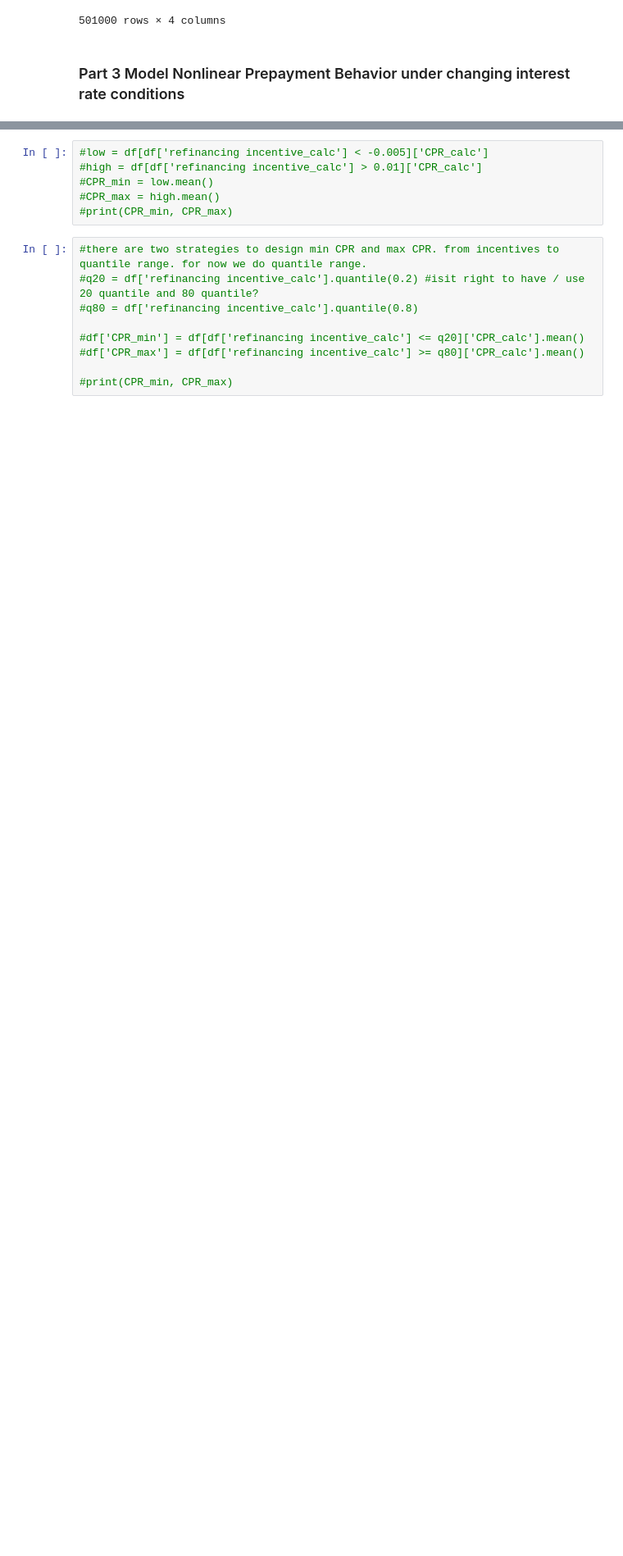
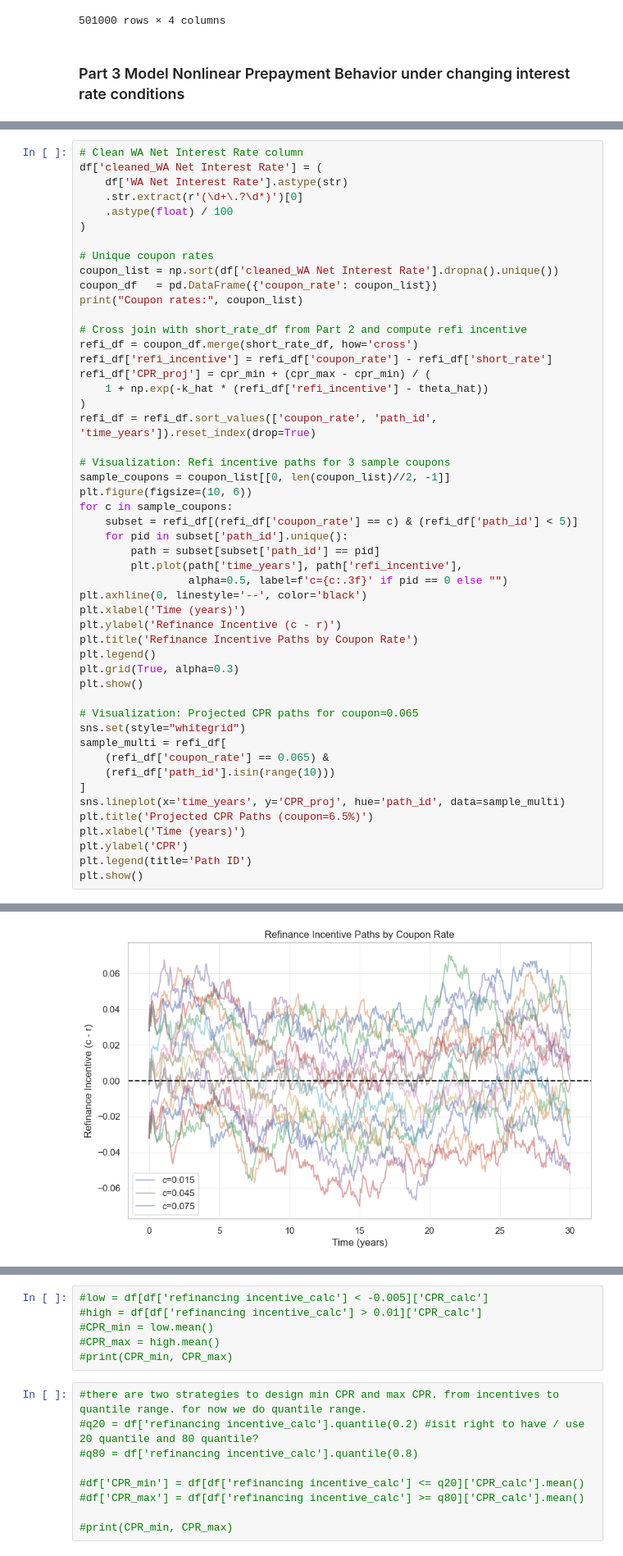
Before and after one commit to chloelinrq/STAT5030_Numerical_Methods_Group_Project, a Jupyter notebook: main.ipynb, the cells around one changed output, grey strips where cells are left out. Shown at 82% size. Saved outputs shown, nothing was run; the diff lists cells and outputs as text; blank space fills up the shorter version.

Commit message:
rearrange part 3

```diff
--- a/main.ipynb
+++ b/main.ipynb
@@ -519,0 +644,51 @@ short_rate_df
+# %%
+# Clean WA Net Interest Rate column
+df['cleaned_WA Net Interest Rate'] = (
+    df['WA Net Interest Rate'].astype(str)
+    .str.extract(r'(\d+\.?\d*)')[0]
+    .astype(float) / 100
+)
+
+# Unique coupon rates
+coupon_list = np.sort(df['cleaned_WA Net Interest Rate'].dropna().unique())
+coupon_df   = pd.DataFrame({'coupon_rate': coupon_list})
+print("Coupon rates:", coupon_list)
+
+# Cross join with short_rate_df from Part 2 and compute refi incentive
+refi_df = coupon_df.merge(short_rate_df, how='cross')
+refi_df['refi_incentive'] = refi_df['coupon_rate'] - refi_df['short_rate']
+refi_df['CPR_proj'] = cpr_min + (cpr_max - cpr_min) / (
+    1 + np.exp(-k_hat * (refi_df['refi_incentive'] - theta_hat))
+)
+refi_df = refi_df.sort_values(['coupon_rate', 'path_id', 'time_years']).reset_index(drop=True)
+
+# Visualization: Refi incentive paths for 3 sample coupons
+sample_coupons = coupon_list[[0, len(coupon_list)//2, -1]]
+plt.figure(figsize=(10, 6))
+for c in sample_coupons:
+    subset = refi_df[(refi_df['coupon_rate'] == c) & (refi_df['path_id'] < 5)]
+    for pid in subset['path_id'].unique():
+        path = subset[subset['path_id'] == pid]
+        plt.plot(path['time_years'], path['refi_incentive'],
+                 alpha=0.5, label=f'c={c:.3f}' if pid == 0 else "")
+plt.axhline(0, linestyle='--', color='black')
+plt.xlabel('Time (years)')
+plt.ylabel('Refinance Incentive (c - r)')
+plt.title('Refinance Incentive Paths by Coupon Rate')
+plt.legend()
+plt.grid(True, alpha=0.3)
+plt.show()
+
+# Visualization: Projected CPR paths for coupon=0.065
+sns.set(style="whitegrid")
+sample_multi = refi_df[
+    (refi_df['coupon_rate'] == 0.065) &
+    (refi_df['path_id'].isin(range(10)))
+]
+sns.lineplot(x='time_years', y='CPR_proj', hue='path_id', data=sample_multi)
+plt.title('Projected CPR Paths (coupon=6.5%)')
+plt.xlabel('Time (years)')
+plt.ylabel('CPR')
+plt.legend(title='Path ID')
+plt.show()
+# %% [output]
@@ -519,0 +697 @@ short_rate_df
+[figure, added]
```
Also changed, not shown: parts of 45 cells of this notebook.
